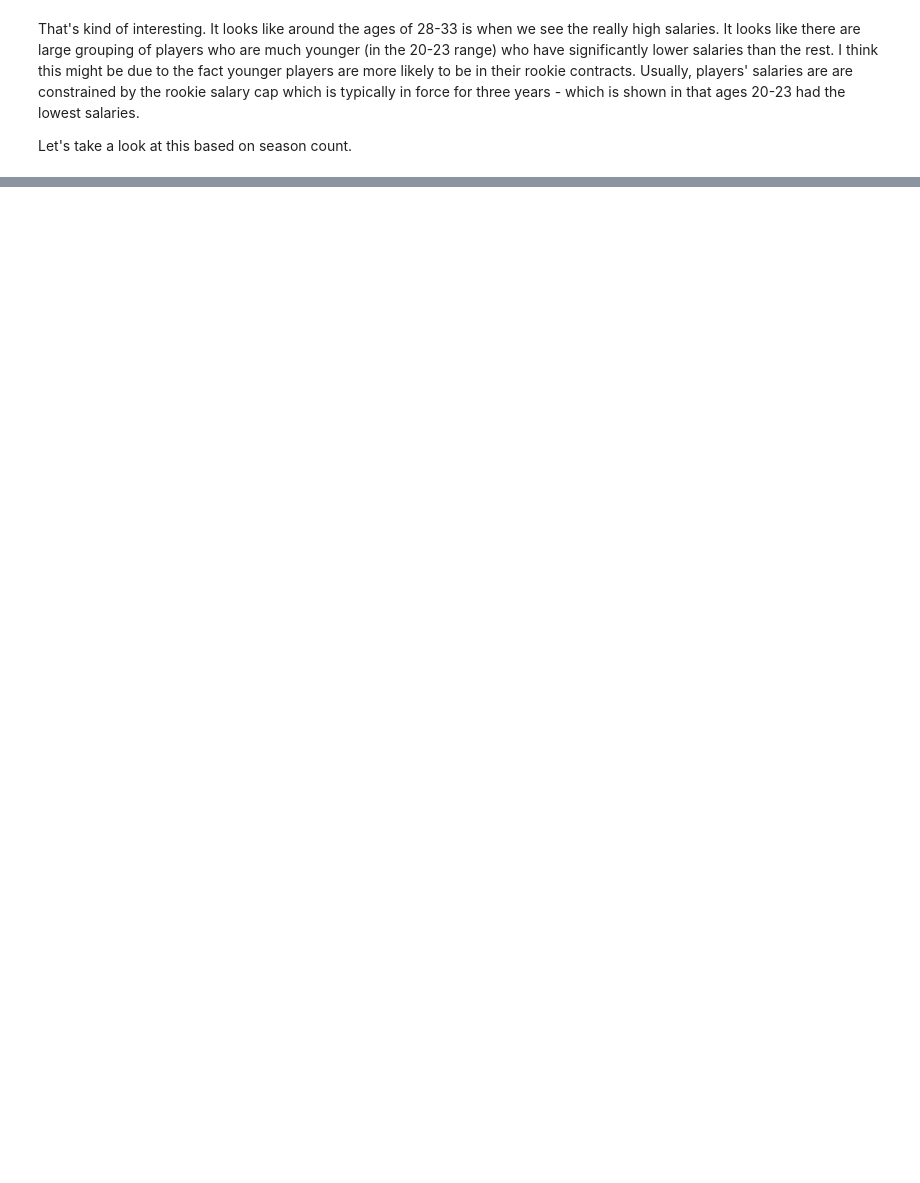
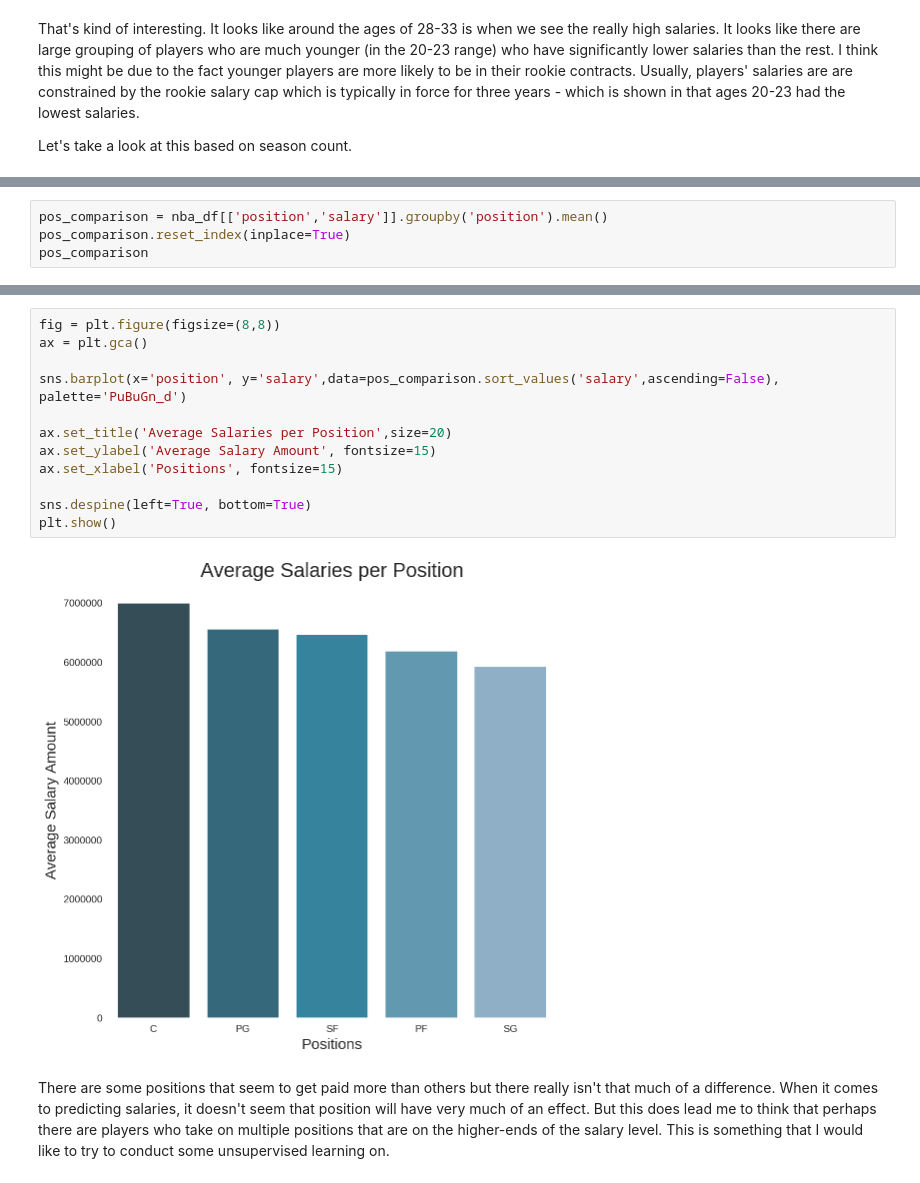
Before and after one commit to michaelkim9/nba_predictor_project_dsi, a Jupyter notebook: Part_3_exploratory_data_analysis.ipynb, the cells around one changed output, grey strips where cells are left out. Cells and saved outputs as stored; diff of their text form; blank space fills up the shorter version.

```diff
--- a/Part_3_exploratory_data_analysis.ipynb
+++ b/Part_3_exploratory_data_analysis.ipynb
@@ -248,0 +301,4 @@ The swarm grew even larger at the first 3 year mark - it definitely seems that i
+# %%
+pos_comparison = nba_df[['position','salary']].groupby('position').mean()
+pos_comparison.reset_index(inplace=True)
+pos_comparison
@@ -248,0 +312,16 @@ The swarm grew even larger at the first 3 year mark - it definitely seems that i
+# %%
+fig = plt.figure(figsize=(8,8))
+ax = plt.gca()
+
+sns.barplot(x='position', y='salary',data=pos_comparison.sort_values('salary',ascending=False), palette='PuBuGn_d')
+
+ax.set_title('Average Salaries per Position',size=20)
+ax.set_ylabel('Average Salary Amount', fontsize=15)
+ax.set_xlabel('Positions', fontsize=15)
+
+sns.despine(left=True, bottom=True)
+plt.show()
+# %% [output]
+[figure, added]
+# %% [markdown]
+There are some positions that seem to get paid more than others but there really isn't that much of a difference. When it comes to predicting salaries, it doesn't seem that position will have very much of an effect. But this does lead me to think that perhaps there are players who take on multiple positions that are on the higher-ends of the salary level. This is something that I would like to try to conduct some unsupervised learning on.
```
Also changed, not shown: parts of 24 cells of this notebook, 11 other files.
